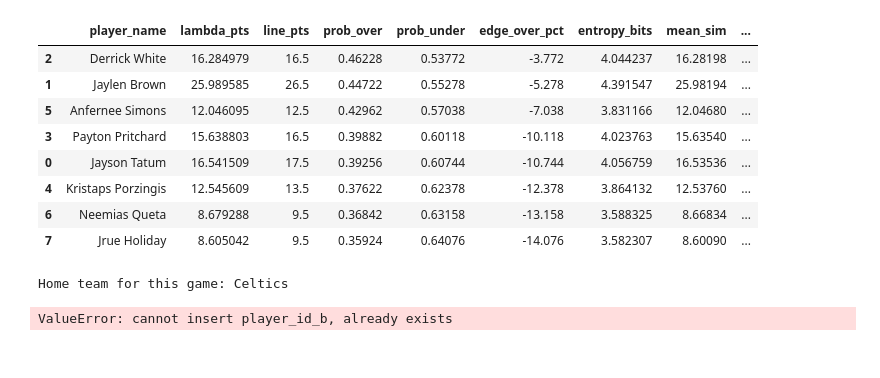
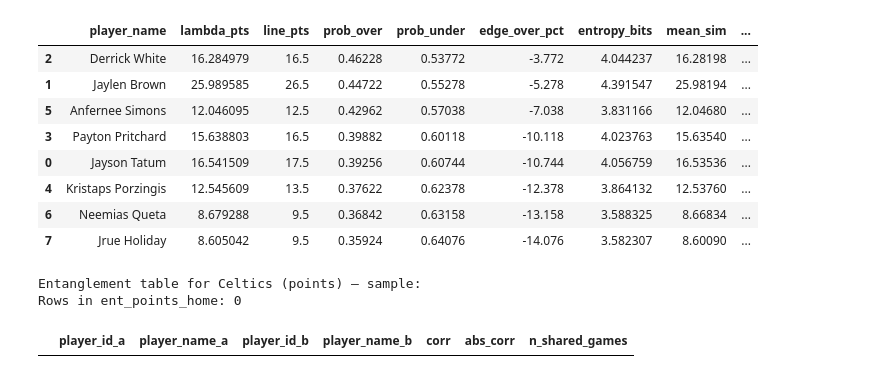
Before and after one commit to wjdorsey/qepc_project, a Jupyter notebook: notebooks/maintenance/tester.ipynb, the cells around one changed output. Saved outputs shown, nothing was run; the diff lists cells and outputs as text; code cells hidden in the pictures.

```diff
--- a/notebooks/maintenance/tester.ipynb
+++ b/notebooks/maintenance/tester.ipynb
@@ -1016,24 +1031,22 @@ Batch props with edge + entropy (points):
 | 7 | Jrue Holiday | 8.605042 | 9.5 | 0.35924 | 0.64076 | -14.076 | 3.582307 | 8.60090 | ... |
 # %%
 # ==========================================================
-# CELL 14 – TEAM ENTANGLEMENT (POINTS) FOR HOME TEAM
+# CELL 14 – Entanglements
 # ==========================================================
-
-from qepc.quantum.entanglement import build_team_entanglement
-
-print("Home team for this game:", home_team)
 
 ent_points_home = build_team_entanglement(
     player_boxes=player_boxes_qepc,
     team_name=home_team,
     stat_col="points",
-    min_shared_games=10,        # can adjust
+    min_shared_games=5,        # <= super loose, just for debug
     date_col="game_date",
-    cutoff_date="2024-10-01",   # focus on recent-ish history
+    cutoff_date="2024-10-01",
 )
 
 print(f"Entanglement table for {home_team} (points) – sample:")
+print("Rows in ent_points_home:", len(ent_points_home))
 display(ent_points_home.head(20))
 # %% [output]
-Home team for this game: Celtics
+Entanglement table for Celtics (points) – sample:
+Rows in ent_points_home: 0
-ValueError: cannot insert player_id_b, already exists
+|  | player_id_a | player_name_a | player_id_b | player_name_b | corr | abs_corr | n_shared_games |
```
Also changed, not shown: parts of 14 cells of this notebook, 5 other files.
